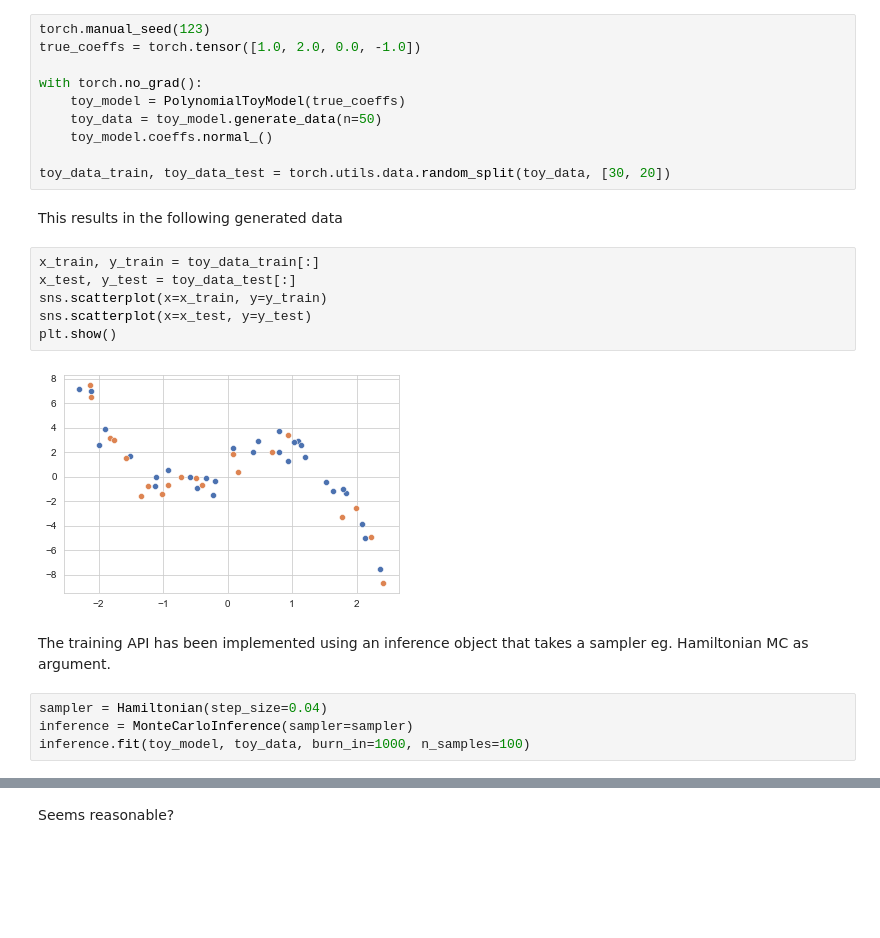
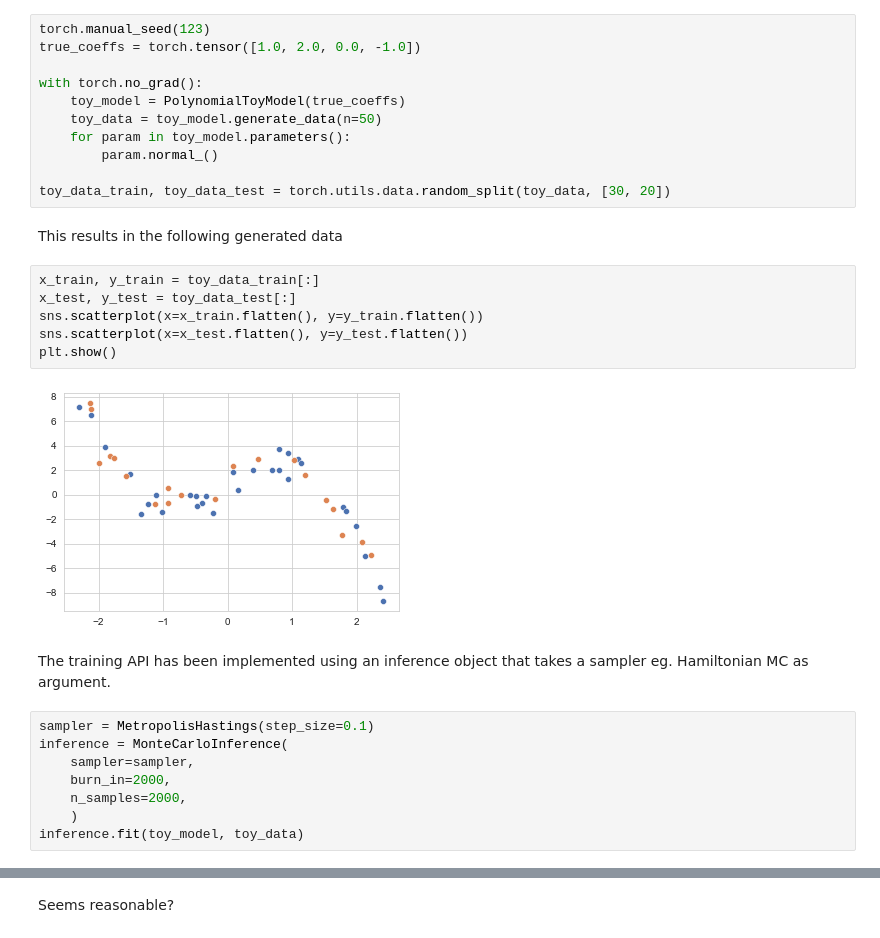
Before and after one commit to sorenhartmann/Speciale, a Jupyter notebook: notebooks/toy_model.ipynb, the cells around one changed output, grey strips where cells are left out. Cells and saved outputs as stored; diff of their text form; blank space fills up the shorter version.

```diff
--- a/notebooks/toy_model.ipynb
+++ b/notebooks/toy_model.ipynb
@@ -27,7 +27,8 @@ true_coeffs = torch.tensor([1.0, 2.0, 0.0, -1.0])
 with torch.no_grad():
     toy_model = PolynomialToyModel(true_coeffs)
     toy_data = toy_model.generate_data(n=50)
-    toy_model.coeffs.normal_()
+    for param in toy_model.parameters():
+        param.normal_()
 
 toy_data_train, toy_data_test = torch.utils.data.random_split(toy_data, [30, 20])
 # %% [markdown]
@@ -35,15 +36,19 @@ This results in the following generated data
 # %%
 x_train, y_train = toy_data_train[:]
 x_test, y_test = toy_data_test[:]
-sns.scatterplot(x=x_train, y=y_train)
-sns.scatterplot(x=x_test, y=y_test)
+sns.scatterplot(x=x_train.flatten(), y=y_train.flatten())
+sns.scatterplot(x=x_test.flatten(), y=y_test.flatten())
 plt.show()
 # %% [output]
-[figure, old version]
+[figure, new version]
 # %% [markdown]
 The training API has been implemented using an inference object that takes a sampler eg. Hamiltonian MC as argument.
 # %%
-sampler = Hamiltonian(step_size=0.04)
-inference = MonteCarloInference(sampler=sampler)
-inference.fit(toy_model, toy_data, burn_in=1000, n_samples=100)
+sampler = MetropolisHastings(step_size=0.1)
+inference = MonteCarloInference(
+    sampler=sampler,
+    burn_in=2000,
+    n_samples=2000,
+    )
+inference.fit(toy_model, toy_data)
 # %%
```
Also changed, not shown: parts of 3 cells of this notebook, 19 other files.
